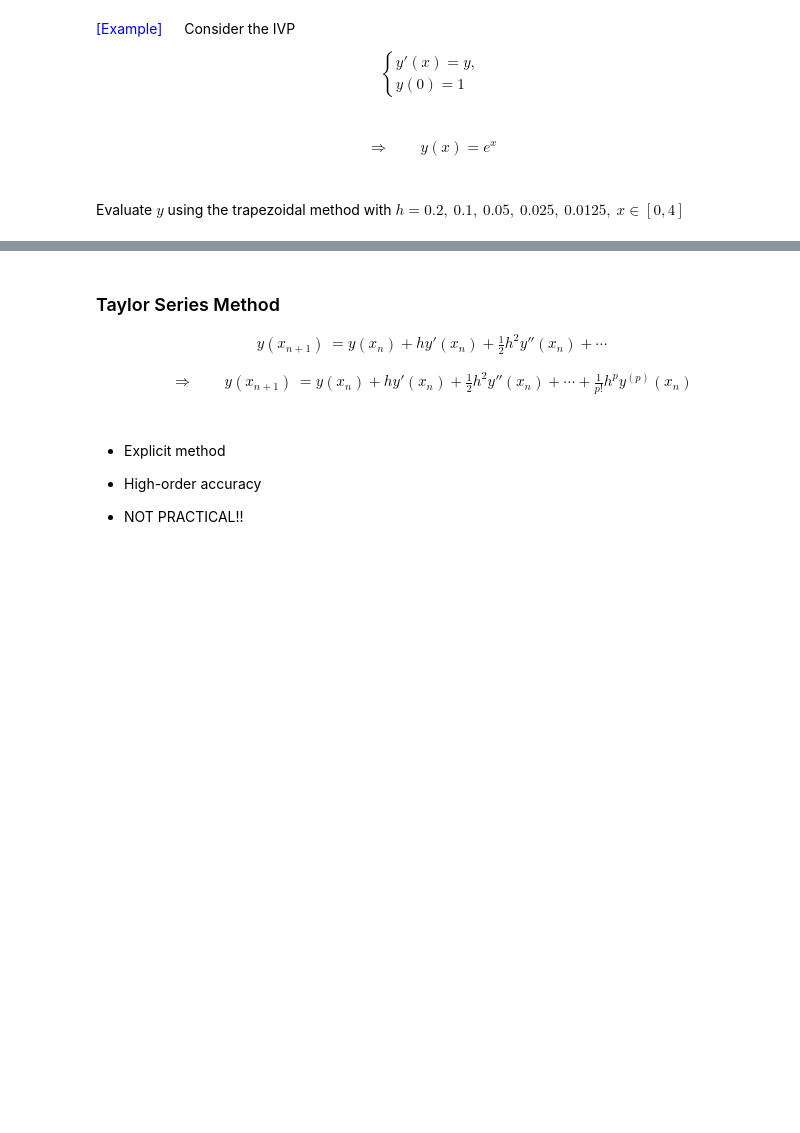
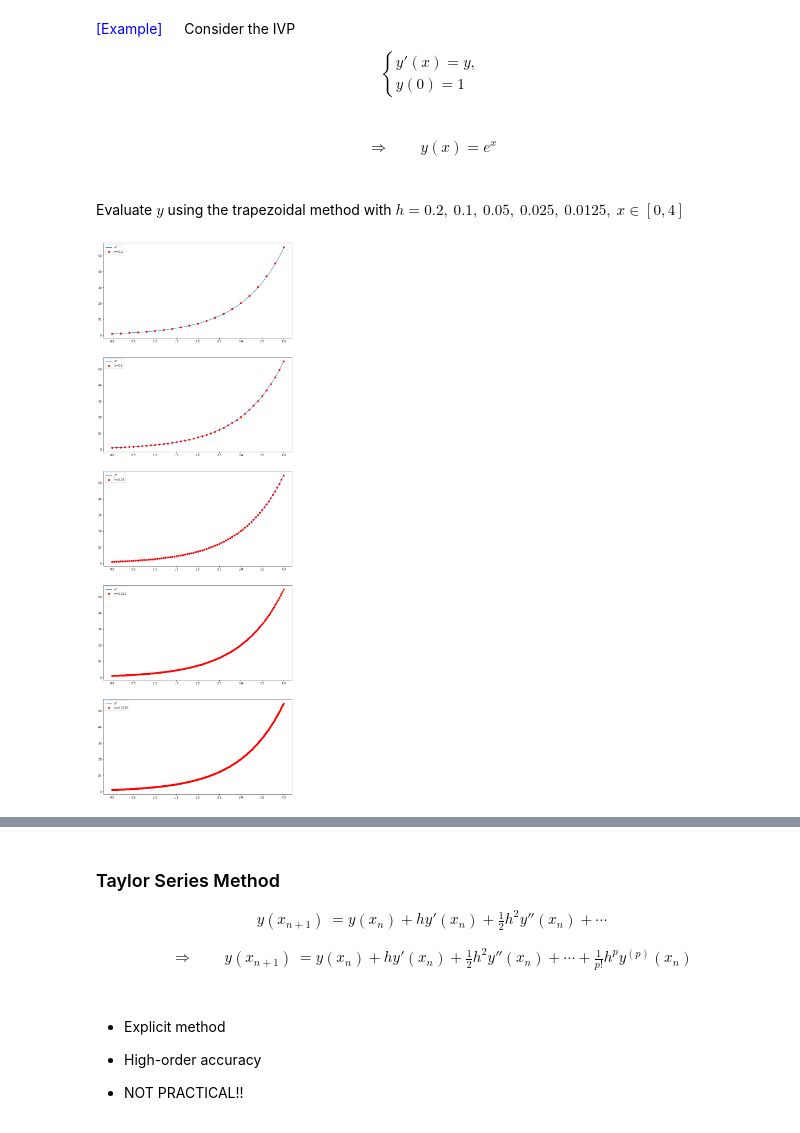
Before and after one commit to dw-shin/NA_notes, a Jupyter notebook: chapter6/NA_ch6.ipynb, the cells around one changed output, grey strips where cells are left out. Drawn from its saved outputs; the diff is of its cells as text; code cells hidden in the pictures; blank space fills up the shorter version.

```diff
--- a/chapter6/NA_ch6.ipynb
+++ b/chapter6/NA_ch6.ipynb
@@ -853,31 +859,33 @@ Evaluate $y$ using the trapezoidal method with $h = 0.2,\ 0.1,\ 0.05,\ 0.025,\ 0
 # %%
 import numpy as np
 import matplotlib.pylab as plt
 %matplotlib inline
 
 y_exact = lambda x: np.exp(x)
 f = lambda y: y
 xx = np.linspace(0, 4, num=200)
 plt.figure(figsize=(12,36))
 h = [0.2, 0.1, 0.05, 0.025, 0.0125]
 error = np.zeros(5)
 for n in range(0,5):
     num_nodes = int(4 / h[n])
     x = np.linspace(0,4,num=num_nodes+1)
     y = np.zeros(x.shape[0])
     y[0] = 1
     for j in range(0,num_nodes):
         # write the following line
-        y[j+1] =
+        y[j+1] = (y[j] + h[n]/2*f(y[j])) / (1 - h[n]/2)
 
     error[n] = np.max(np.abs(y_exact(x) - y))
 
     plt.subplot(5,1,n+1)
     plt.plot(xx,y_exact(xx),label='$e^x$')
     plt.plot(x,y,'ro',label='h={}'.format(h[n]))
     plt.legend()
 
 plt.show()
+# %% [output]
+[figure, added]
 # %%
 print('error: {}'.format(error))
 
```
Also changed, not shown: parts of 17 cells of this notebook.
